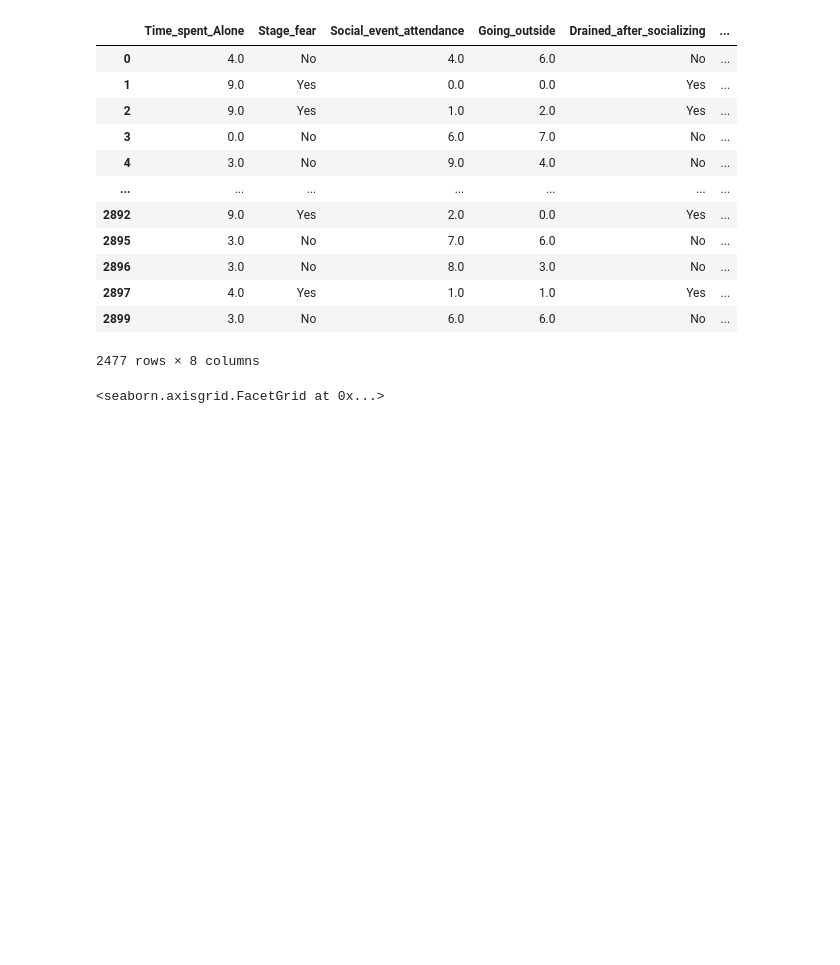
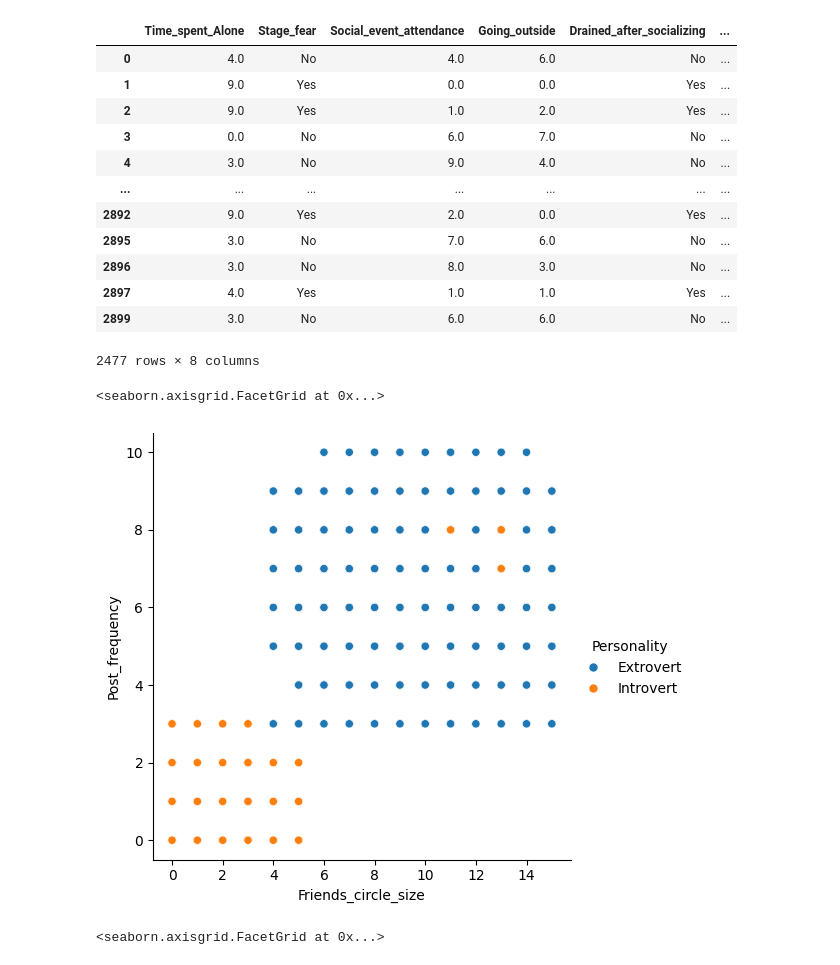
Before and after one commit to JACK6185555/NumPy, a Jupyter notebook: Project/Ex.ipynb, the cells around one changed output. Cells and saved outputs as stored; diff of their text form; code cells hidden in the pictures; blank space fills up the shorter version.

```diff
--- a/Project/Ex.ipynb
+++ b/Project/Ex.ipynb
@@ -123,6 +123,11 @@ df
 | 2897 | 4.0 | Yes | 1.0 | 1.0 | Yes | ... |
 | 2899 | 3.0 | No | 6.0 | 6.0 | No | ... |
 2477 rows × 8 columns
+# %%
+sns.relplot(df,x='Friends_circle_size',y='Post_frequency',hue='Personality')
+# %% [output]
+<seaborn.axisgrid.FacetGrid at 0x...>
+[figure, added]
 # %%
 sns.catplot(x='Personality',y='Social_event_attendance',kind='violin',data=df)
 # %% [output]
```
Also changed, not shown: 2 other files.
